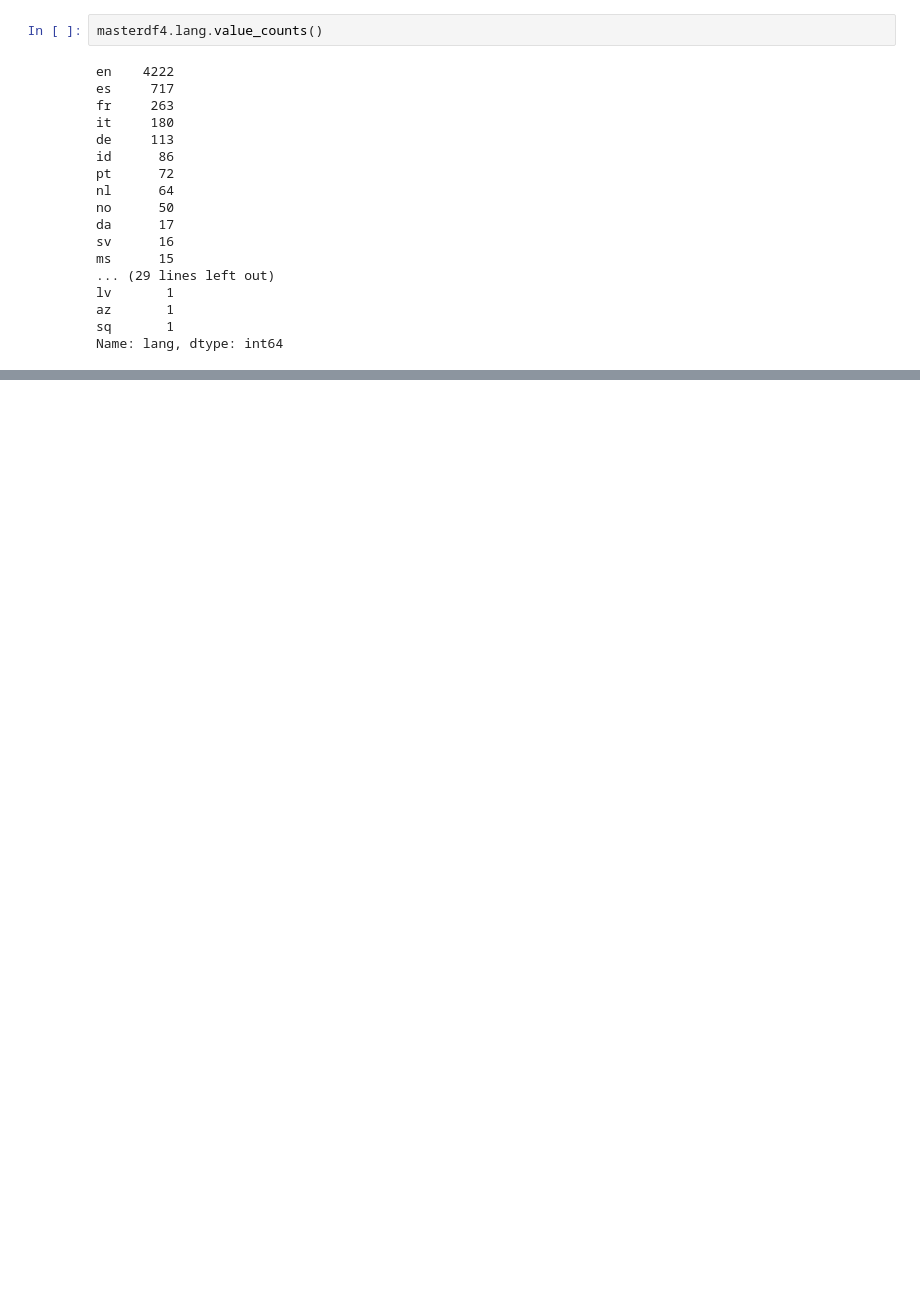
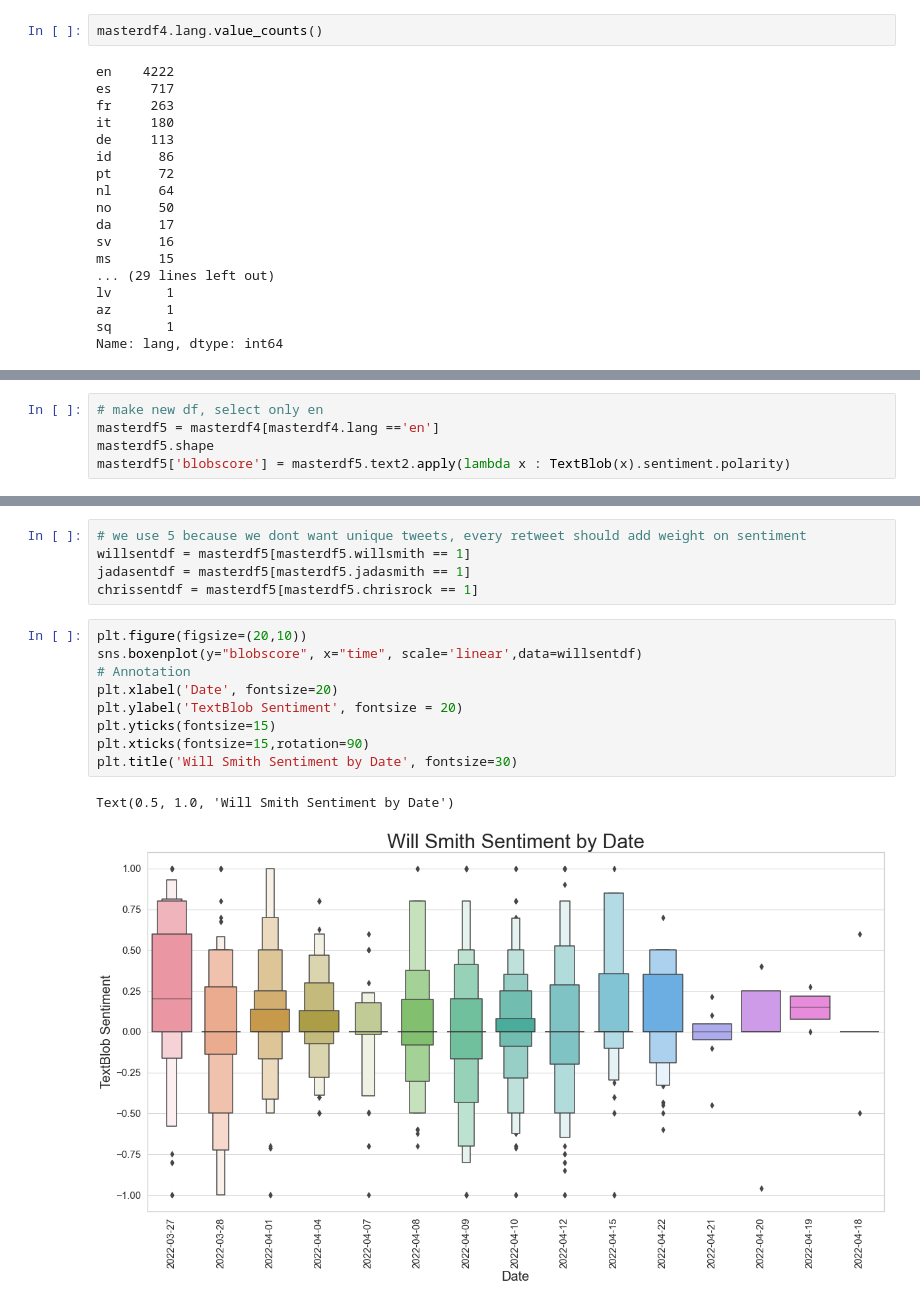
Before and after one commit to StockJanitor/Project43_Twitter, a Jupyter notebook: Project43_Twitter.ipynb, the cells around one changed output, grey strips where cells are left out. Saved outputs shown, nothing was run; the diff lists cells and outputs as text; blank space fills up the shorter version.

```diff
--- a/Project43_Twitter.ipynb
+++ b/Project43_Twitter.ipynb
@@ -636,0 +666,5 @@ Name: lang, dtype: int64
+# %%
+# make new df, select only en
+masterdf5 = masterdf4[masterdf4.lang =='en']
+masterdf5.shape
+masterdf5['blobscore'] = masterdf5.text2.apply(lambda x : TextBlob(x).sentiment.polarity)
@@ -636,0 +747,17 @@ Name: lang, dtype: int64
+# %%
+# we use 5 because we dont want unique tweets, every retweet should add weight on sentiment
+willsentdf = masterdf5[masterdf5.willsmith == 1]
+jadasentdf = masterdf5[masterdf5.jadasmith == 1]
+chrissentdf = masterdf5[masterdf5.chrisrock == 1]
+# %%
+plt.figure(figsize=(20,10))
+sns.boxenplot(y="blobscore", x="time", scale='linear',data=willsentdf)
+# Annotation
+plt.xlabel('Date', fontsize=20)
+plt.ylabel('TextBlob Sentiment', fontsize = 20)
+plt.yticks(fontsize=15)
+plt.xticks(fontsize=15,rotation=90)
+plt.title('Will Smith Sentiment by Date', fontsize=30)
+# %% [output]
+Text(0.5, 1.0, 'Will Smith Sentiment by Date')
+[figure, added]
```
Also changed, not shown: parts of 17 cells of this notebook, 1 other file.
